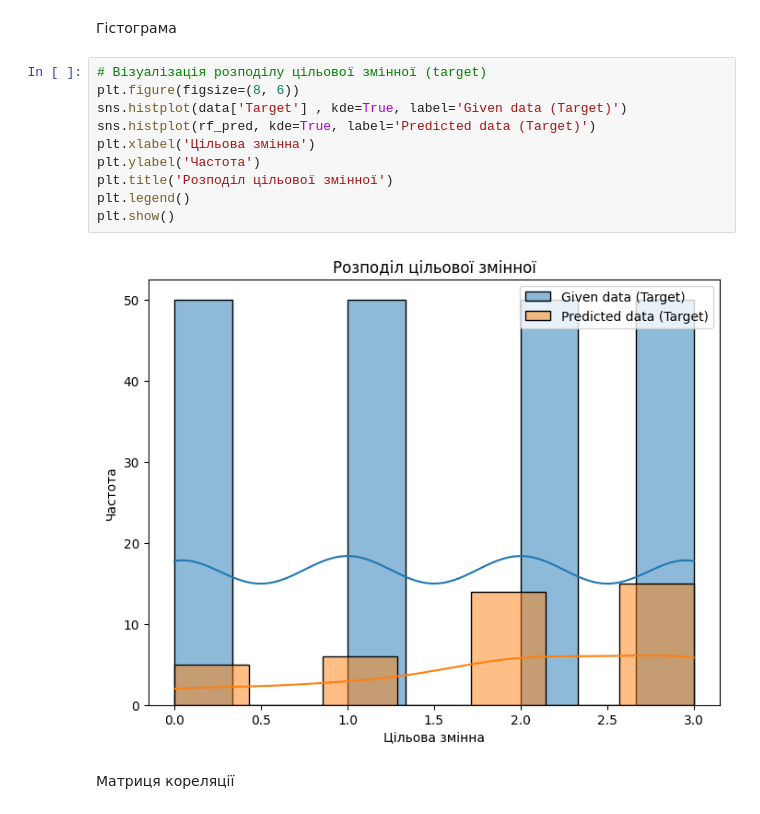
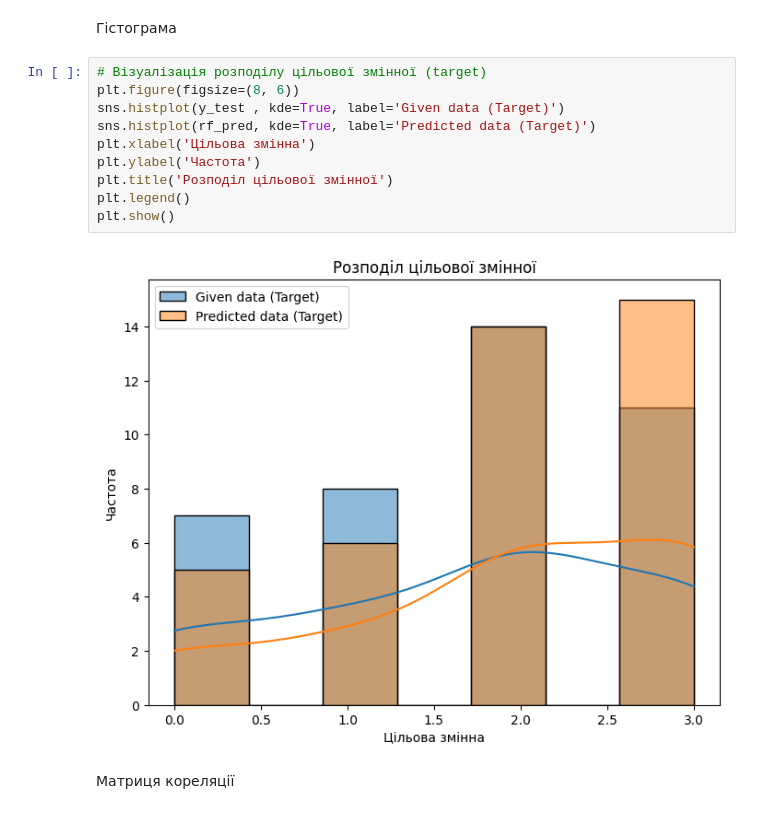
Before and after one commit to AnnaIvn/ml2023, a Jupyter notebook: Practices/Practice4/practice4.ipynb, the cells around one changed output. Saved outputs shown, nothing was run; the diff lists cells and outputs as text.

```diff
--- a/Practices/Practice4/practice4.ipynb
+++ b/Practices/Practice4/practice4.ipynb
@@ -486,15 +610,15 @@ Classification Report:
 # %%
 # Візуалізація розподілу цільової змінної (target)
 plt.figure(figsize=(8, 6))
-sns.histplot(data['Target'] , kde=True, label='Given data (Target)')
+sns.histplot(y_test , kde=True, label='Given data (Target)')
 sns.histplot(rf_pred, kde=True, label='Predicted data (Target)')
 plt.xlabel('Цільова змінна')
 plt.ylabel('Частота')
 plt.title('Розподіл цільової змінної')
 plt.legend()
 plt.show()
 # %% [output]
-[figure, old version]
+[figure, new version]
 # %% [markdown]
 Матриця кореляції
 # %%
```
Also changed, not shown: parts of 9 cells of this notebook.
